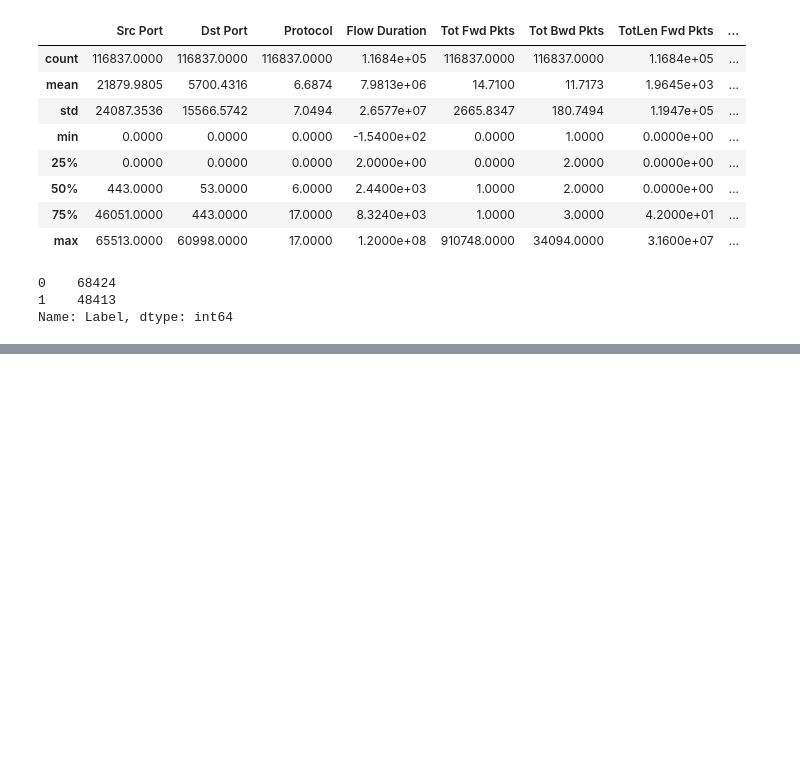
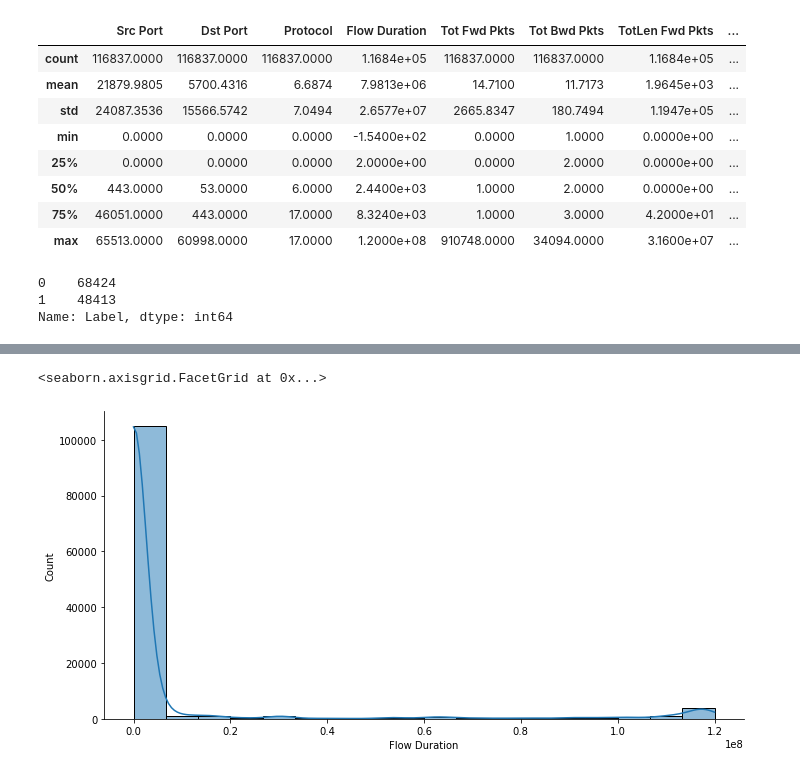
Before and after one commit to AdiPlay/Artifact-Intelligence, a Jupyter notebook: lab_19_04_dod/Network dataset.ipynb, the cells around one changed output, grey strips where cells are left out. Drawn from its saved outputs; the diff is of its cells as text; code cells hidden in the pictures; blank space fills up the shorter version.

```diff
--- a/lab_19_04_dod/Network dataset.ipynb
+++ b/lab_19_04_dod/Network dataset.ipynb
@@ -73,0 +114,5 @@ df1_cut
+# %%
+sn.displot(df1_cut['Flow Duration'],bins=18, kde=True,aspect=2) #histogram dla kolumny Flow Duration
+# %% [output]
+<seaborn.axisgrid.FacetGrid at 0x...>
+[figure, added]
```
Also changed, not shown: parts of 11 cells of this notebook, 3 other files.
